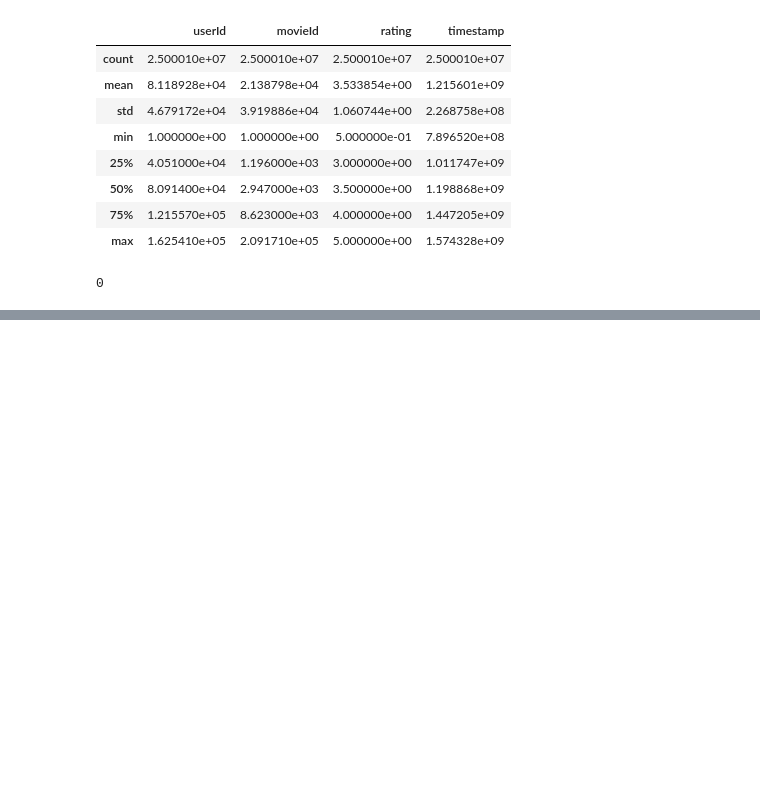
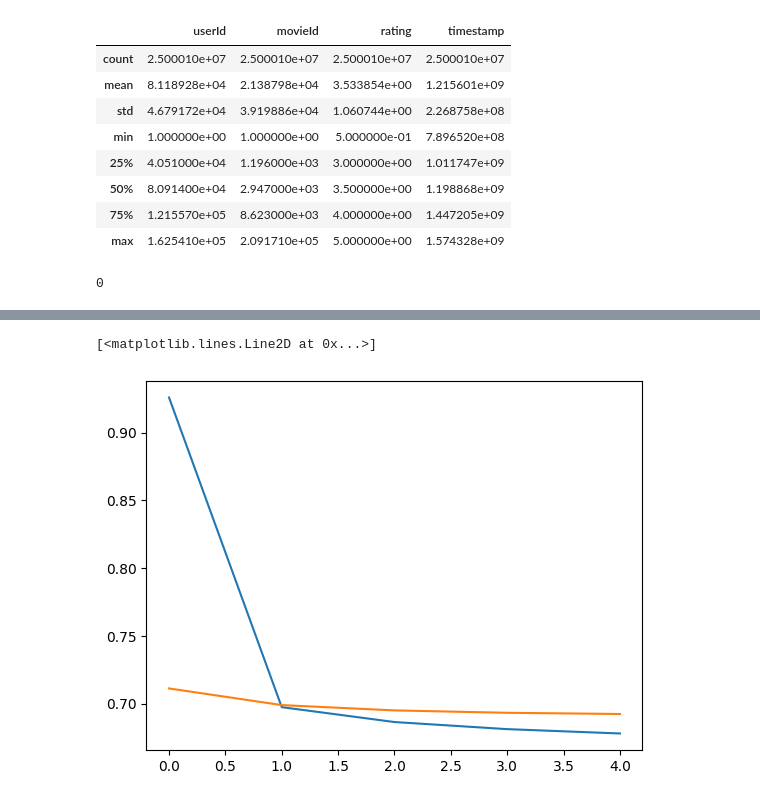
Before and after one commit to Dusadee-Songasornchart/machine_learning, a Jupyter notebook: lab_11/lab_11.ipynb, the cells around one changed output, grey strips where cells are left out. Cells and saved outputs as stored; diff of their text form; code cells hidden in the pictures; blank space fills up the shorter version.

```diff
--- a/lab_11/lab_11.ipynb
+++ b/lab_11/lab_11.ipynb
@@ -146,0 +250,6 @@ X_test
+# %%
+plt.plot(history.history["loss"])
+plt.plot(history.history["val_loss"])
+# %% [output]
+[<matplotlib.lines.Line2D at 0x...>]
+[figure, added]
```
Also changed, not shown: parts of 20 cells of this notebook, 1 other file.
